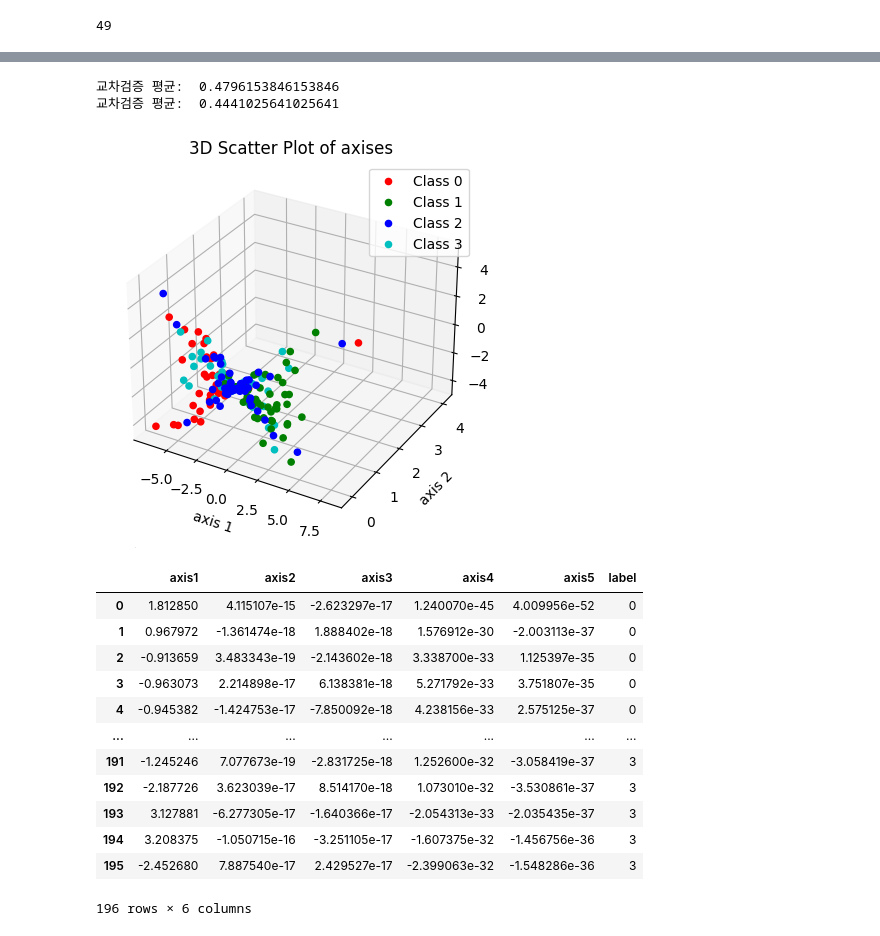
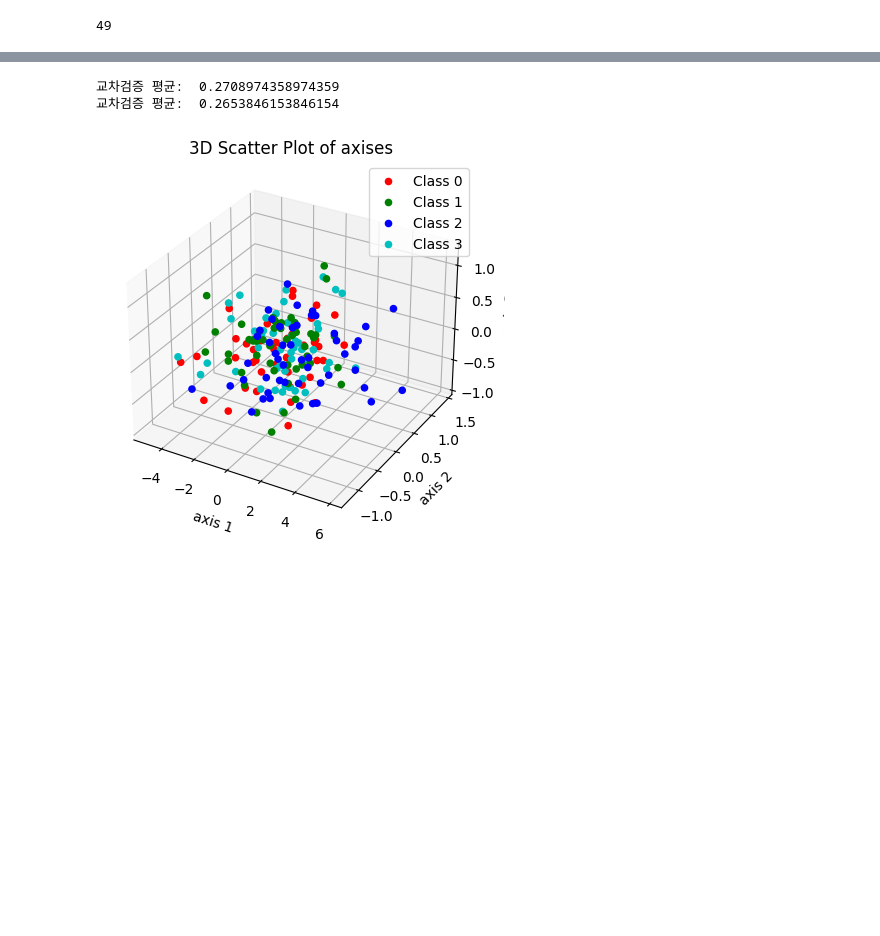
Before and after one commit to Cld338/EEG_analysis, a Jupyter notebook: example/main.ipynb, the cells around one changed output, grey strips where cells are left out. Cells and saved outputs as stored; diff of their text form; code cells hidden in the pictures; blank space fills up the shorter version.

```diff
--- a/example/main.ipynb
+++ b/example/main.ipynb
@@ -17,6 +14,8 @@ experimentIdx = 2
 Experiments = [MotorImageryDataset(parentDirectory(dir=currDir, separator="\\", n=1)+'/bcicompetitionIV2a/A0'+str(i+1)+'T.npz') for i in range(experimentNum)]
+# %%
+experimentIdx = 3
 # %%
-channels = [7, 8, 9, 11] #list(range(25))
+channels = list(range(25))
 samplingRate = 250 #Hz
 trialsByClasses = np.array([i.get_trials_by_classes(channels=channels) for i in Experiments])
 # %%
@@ -88,10 +87,10 @@ CSP_passed_left_data.shape
 # %%
-m = 3
+m = 2
 
-leftVarRatioDF = twoTimesMDimensionalFeature(CSP_passed_left_data, 0, channelNum, minTrialsNum, m)
-rightVarRatioDF = twoTimesMDimensionalFeature(CSP_passed_right_data, 1, channelNum, minTrialsNum, m)
-tongueVarRatioDF = twoTimesMDimensionalFeature(CSP_passed_tongue_data, 2, channelNum, minTrialsNum, m)
-footVarRatioDF = twoTimesMDimensionalFeature(CSP_passed_foot_data, 3, channelNum, minTrialsNum, m)
+leftVarRatioDF = twoMDimensionalFeature(CSP_passed_left_data, channelNum, minTrialsNum, m)
+rightVarRatioDF = twoMDimensionalFeature(CSP_passed_right_data, channelNum, minTrialsNum, m)
+tongueVarRatioDF = twoMDimensionalFeature(CSP_passed_tongue_data, channelNum, minTrialsNum, m)
+footVarRatioDF = twoMDimensionalFeature(CSP_passed_foot_data, channelNum, minTrialsNum, m)
 
 VarRatioDF = pd.concat([leftVarRatioDF, rightVarRatioDF, tongueVarRatioDF, footVarRatioDF], axis=0)
 labelDF = pd.DataFrame([i for i in range(4) for j in range(minTrialsNum)])
@@ -137,5 +145,5 @@ pd.DataFrame(x)
 # %%
-n_componunts = 5
+n_componunts = 4
 PCA = PrincipalComponuntAnalysis(n_componunts=n_componunts, data=x)
 principalDF = PCA.principalDf
 # %%
@@ -145,39 +153,12 @@ sum(PCA.explained_variance_ratio_())
-# %%
-# SVM, kernel = 'linear'로 선형분리 진행
-svm_clf =svm.SVC(kernel = 'linear', random_state=100)
-
-# 교차검증
-scores = cross_val_score(svm_clf, principalDF, labelDF, cv = 5)
-
-print('교차검증 평균: ', scores.mean())
-
-# SVM, kernel = 'rbf'로 비선형분리 진행
-svm_clf = svm.SVC(kernel = 'rbf')
-
-# 교차검증
-scores = cross_val_score(svm_clf, principalDF, labelDF, cv = 5)
-
-print('교차검증 평균: ', scores.mean())
-# %% [output]
-교차검증 평균:  0.4796153846153846
-교차검증 평균:  0.4441025641025641
+# %%
+cross_validation("linear", principalDF, labelDF)
+cross_validation("rbf", principalDF, labelDF)
+# %% [output]
+교차검증 평균:  0.2708974358974359
+교차검증 평균:  0.2653846153846154
 # %%
 df = pd.concat([principalDF, labelDF], axis=1)
 plotDF3D(data=df, num_of_classes=4)
-df
 # %% [output]
-[figure, old version]
+[figure, new version]
-|  | axis1 | axis2 | axis3 | axis4 | axis5 | label |
-| 0 | 1.812850 | 4.115107e-15 | -2.623297e-17 | 1.240070e-45 | 4.009956e-52 | 0 |
-| 1 | 0.967972 | -1.361474e-18 | 1.888402e-18 | 1.576912e-30 | -2.003113e-37 | 0 |
-| 2 | -0.913659 | 3.483343e-19 | -2.143602e-18 | 3.338700e-33 | 1.125397e-35 | 0 |
-| 3 | -0.963073 | 2.214898e-17 | 6.138381e-18 | 5.271792e-33 | 3.751807e-35 | 0 |
-| 4 | -0.945382 | -1.424753e-17 | -7.850092e-18 | 4.238156e-33 | 2.575125e-37 | 0 |
-| ... | ... | ... | ... | ... | ... | ... |
-| 191 | -1.245246 | 7.077673e-19 | -2.831725e-18 | 1.252600e-32 | -3.058419e-37 | 3 |
-| 192 | -2.187726 | 3.623039e-17 | 8.514170e-18 | 1.073010e-32 | -3.530861e-37 | 3 |
-| 193 | 3.127881 | -6.277305e-17 | -1.640366e-17 | -2.054313e-33 | -2.035435e-37 | 3 |
-| 194 | 3.208375 | -1.050715e-16 | -3.251105e-17 | -1.607375e-32 | -1.456756e-36 | 3 |
-| 195 | -2.452680 | 7.887540e-17 | 2.429527e-17 | -2.399063e-32 | -1.548286e-36 | 3 |
-196 rows × 6 columns
 # %%
```
Also changed, not shown: parts of 22 cells of this notebook, 4 other files.
